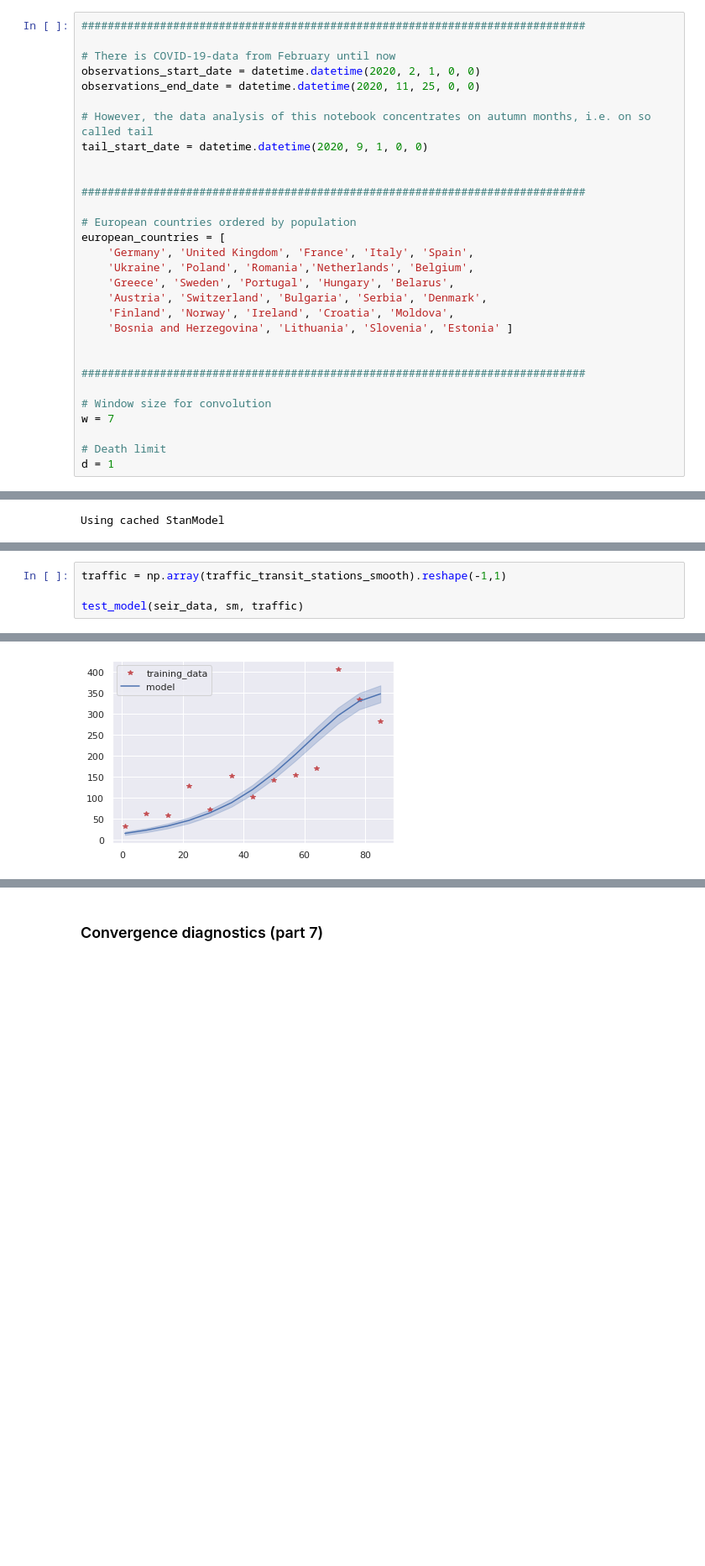
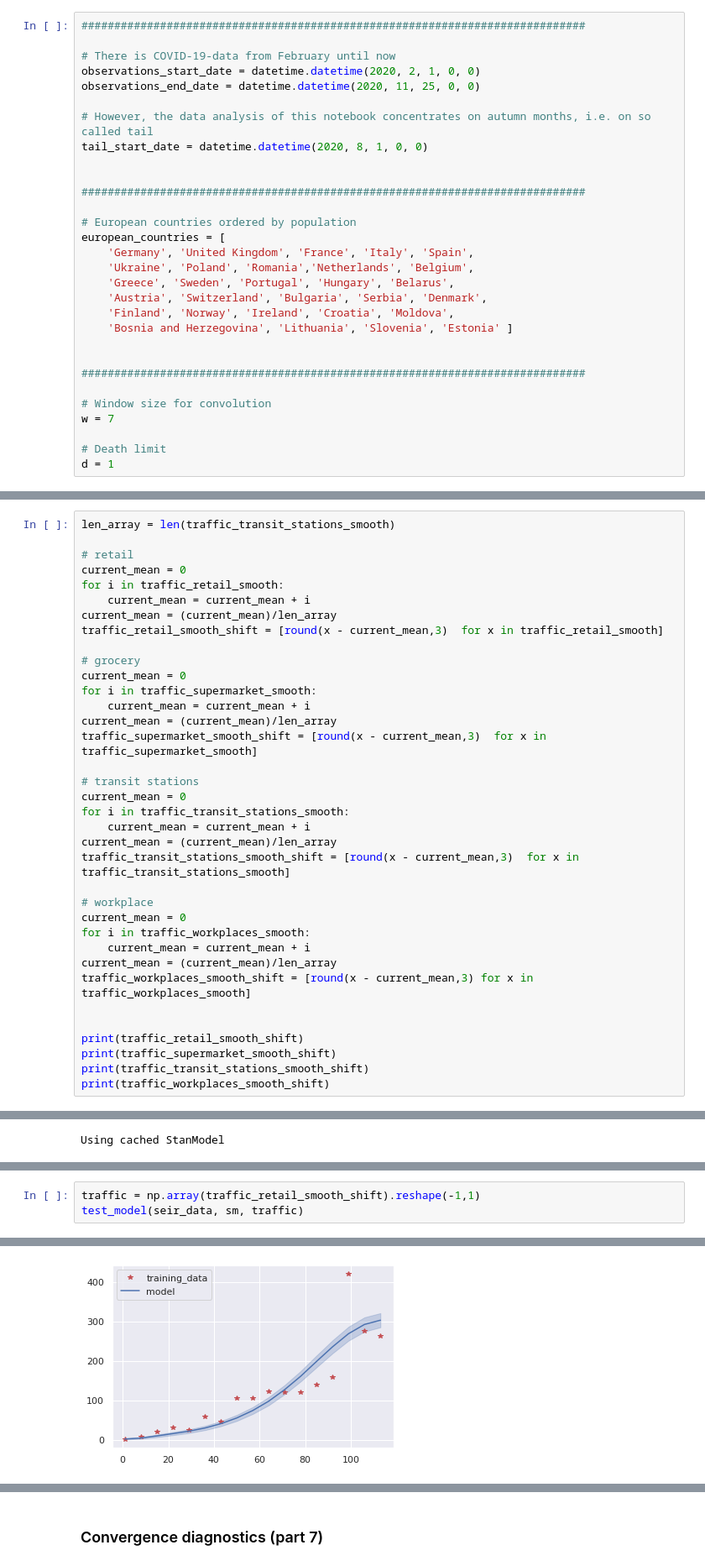
Before and after one commit to tommi-grohn/Corona_Bayesian, a Jupyter notebook: Project_Corona.ipynb, the cells around one changed output, grey strips where cells are left out. Shown at 84% size. Cells and saved outputs as stored; diff of their text form; blank space fills up the shorter version.

Commit message:
Shifted by mean -SEAPIR-model

```diff
--- a/Project_Corona.ipynb
+++ b/Project_Corona.ipynb
@@ -109,7 +109,7 @@ observations_start_date = datetime.datetime(2020, 2, 1, 0, 0)
 observations_end_date = datetime.datetime(2020, 11, 25, 0, 0)
 
 # However, the data analysis of this notebook concentrates on autumn months, i.e. on so called tail
-tail_start_date = datetime.datetime(2020, 9, 1, 0, 0)
+tail_start_date = datetime.datetime(2020, 8, 1, 0, 0)
 
 
 #############################################################################
@@ -531,0 +538,36 @@ traffic_transit_stations_smooth
+# %%
+len_array = len(traffic_transit_stations_smooth)
+
+# retail
+current_mean = 0
+for i in traffic_retail_smooth:
+    current_mean = current_mean + i
+current_mean = (current_mean)/len_array
+traffic_retail_smooth_shift = [round(x - current_mean,3)  for x in traffic_retail_smooth]
+
+# grocery
+current_mean = 0
+for i in traffic_supermarket_smooth:
+    current_mean = current_mean + i
+current_mean = (current_mean)/len_array
+traffic_supermarket_smooth_shift = [round(x - current_mean,3)  for x in traffic_supermarket_smooth]
+
+# transit stations
+current_mean = 0
+for i in traffic_transit_stations_smooth:
+    current_mean = current_mean + i
+current_mean = (current_mean)/len_array
+traffic_transit_stations_smooth_shift = [round(x - current_mean,3)  for x in traffic_transit_stations_smooth]
+
+# workplace
+current_mean = 0
+for i in traffic_workplaces_smooth:
+    current_mean = current_mean + i
+current_mean = (current_mean)/len_array
+traffic_workplaces_smooth_shift = [round(x - current_mean,3) for x in traffic_workplaces_smooth]
+
+
+print(traffic_retail_smooth_shift)
+print(traffic_supermarket_smooth_shift)
+print(traffic_transit_stations_smooth_shift)
+print(traffic_workplaces_smooth_shift)
@@ -562,6 +614,5 @@ convergence, Rhat=1).
 # %%
-traffic = np.array(traffic_transit_stations_smooth).reshape(-1,1)
-
+traffic = np.array(traffic_retail_smooth_shift).reshape(-1,1)
 test_model(seir_data, sm, traffic)
 # %% [output]
 1
@@ -584,4 +635,4 @@ Samples were drawn using NUTS at Wed Dec  2 13:05:09 2020.
 For each parameter, n_eff is a crude measure of effective sample size,
 and Rhat is the potential scale reduction factor on split chains (at
 convergence, Rhat=1).
-[figure, old version]
+[figure, new version]
```
Also changed, not shown: parts of 18 cells of this notebook, 1 other file.
